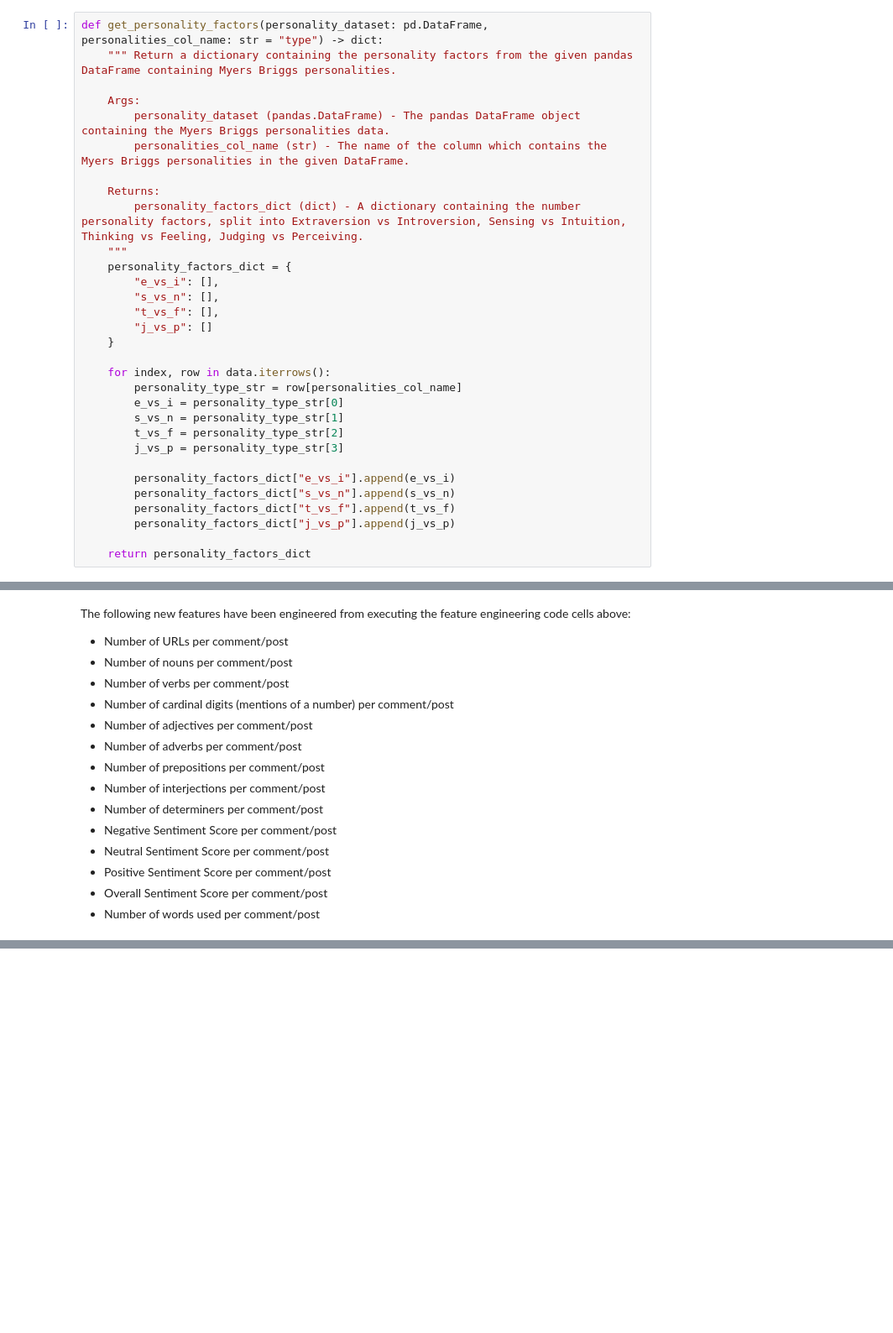
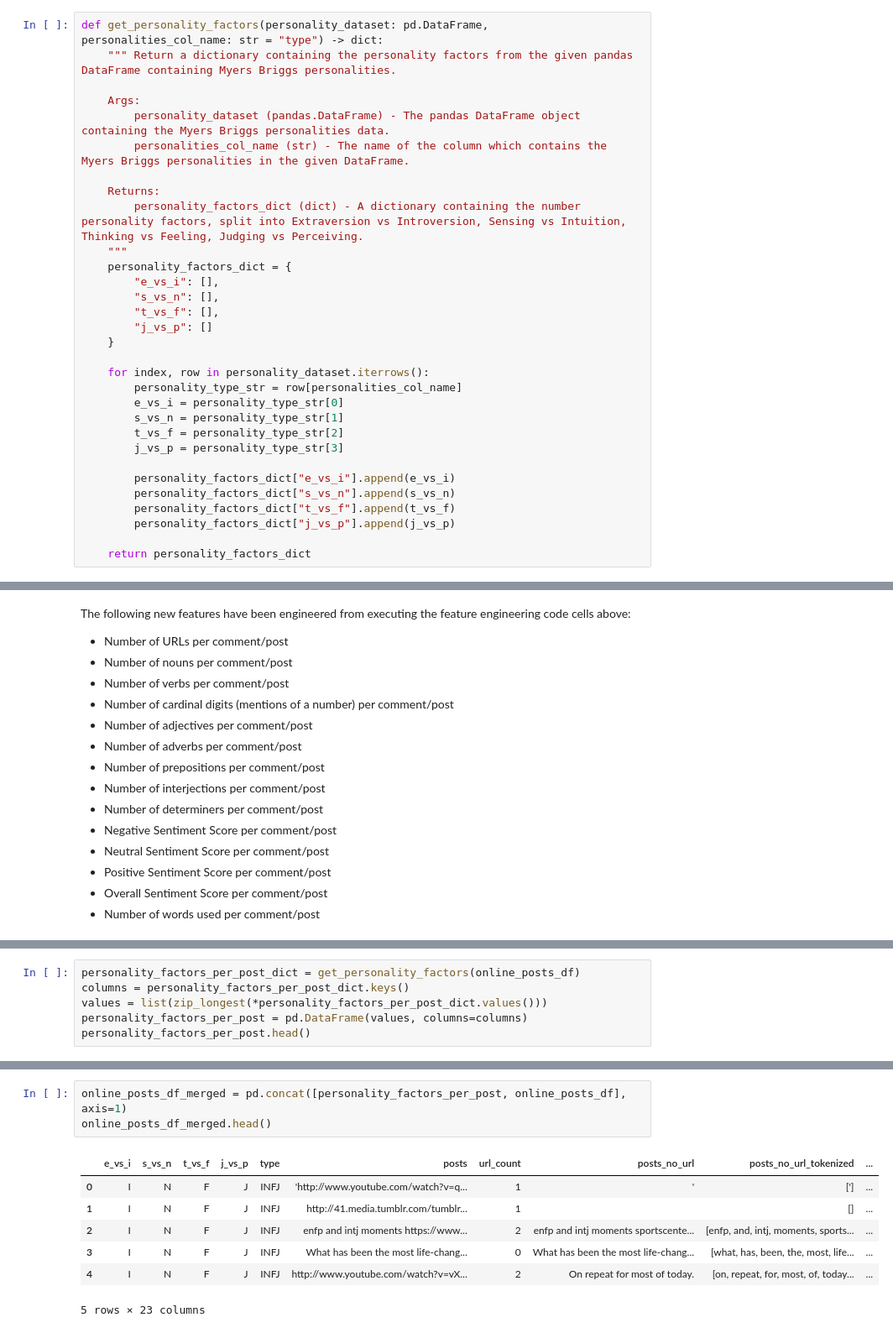
Before and after one commit to slouie88/myers_briggs_personalities, a Jupyter notebook: myers_briggs_eda.ipynb, the cells around one changed output, grey strips where cells are left out. Shown at 84% size. Drawn from its saved outputs; the diff is of its cells as text; blank space fills up the shorter version.

Commit message:
Added data analysis preparation to write the desired features to analyse to a new csv file

```diff
--- a/myers_briggs_eda.ipynb
+++ b/myers_briggs_eda.ipynb
@@ -96,7 +96,7 @@ def get_personality_factors(personality_dataset: pd.DataFrame, personalities_col
         "j_vs_p": []
     }
 
-    for index, row in data.iterrows():
+    for index, row in personality_dataset.iterrows():
         personality_type_str = row[personalities_col_name]
         e_vs_i = personality_type_str[0]
         s_vs_n = personality_type_str[1]
@@ -595,0 +599,6 @@ The following new features have been engineered from executing the feature engin
+# %%
+personality_factors_per_post_dict = get_personality_factors(online_posts_df)
+columns = personality_factors_per_post_dict.keys()
+values = list(zip_longest(*personality_factors_per_post_dict.values()))
+personality_factors_per_post = pd.DataFrame(values, columns=columns)
+personality_factors_per_post.head()
@@ -595,0 +612,11 @@ The following new features have been engineered from executing the feature engin
+# %%
+online_posts_df_merged = pd.concat([personality_factors_per_post, online_posts_df], axis=1)
+online_posts_df_merged.head()
+# %% [output]
+|  | e_vs_i | s_vs_n | t_vs_f | j_vs_p | type | posts | url_count | posts_no_url | posts_no_url_tokenized | ... |
+| 0 | I | N | F | J | INFJ | 'http://www.youtube.com/watch?v=q... | 1 | ' | ['] | ... |
+| 1 | I | N | F | J | INFJ | http://41.media.tumblr.com/tumblr... | 1 |  | [] | ... |
+| 2 | I | N | F | J | INFJ | enfp and intj moments https://www... | 2 | enfp and intj moments sportscente... | [enfp, and, intj, moments, sports... | ... |
+| 3 | I | N | F | J | INFJ | What has been the most life-chang... | 0 | What has been the most life-chang... | [what, has, been, the, most, life... | ... |
+| 4 | I | N | F | J | INFJ | http://www.youtube.com/watch?v=vX... | 2 | On repeat for most of today. | [on, repeat, for, most, of, today... | ... |
+5 rows × 23 columns
```
Also changed, not shown: parts of 6 cells of this notebook, 1 other file.
